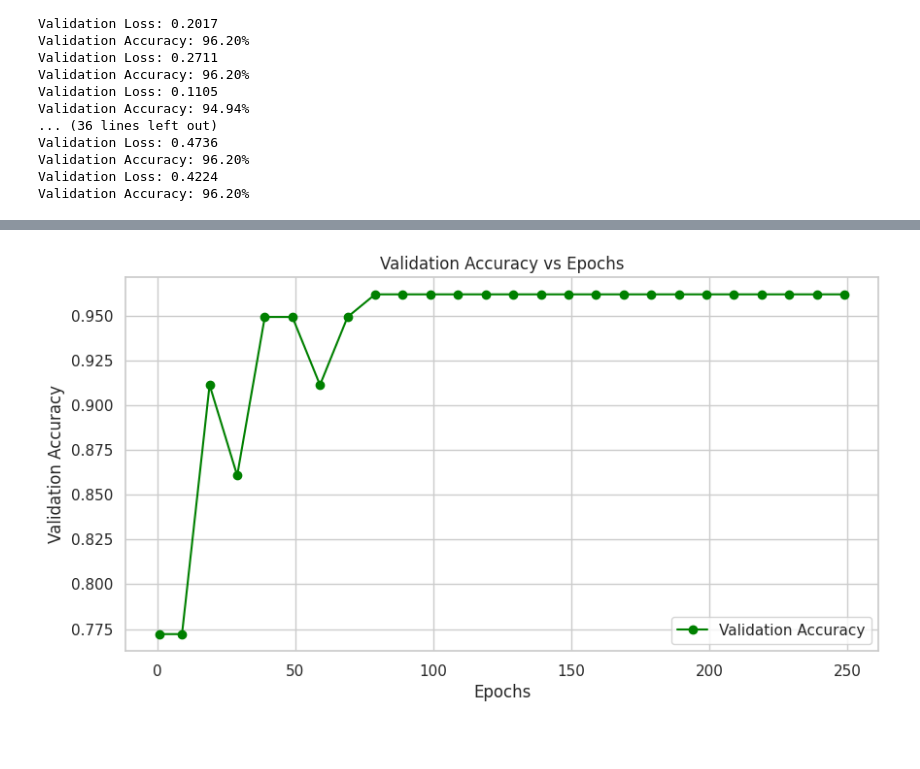
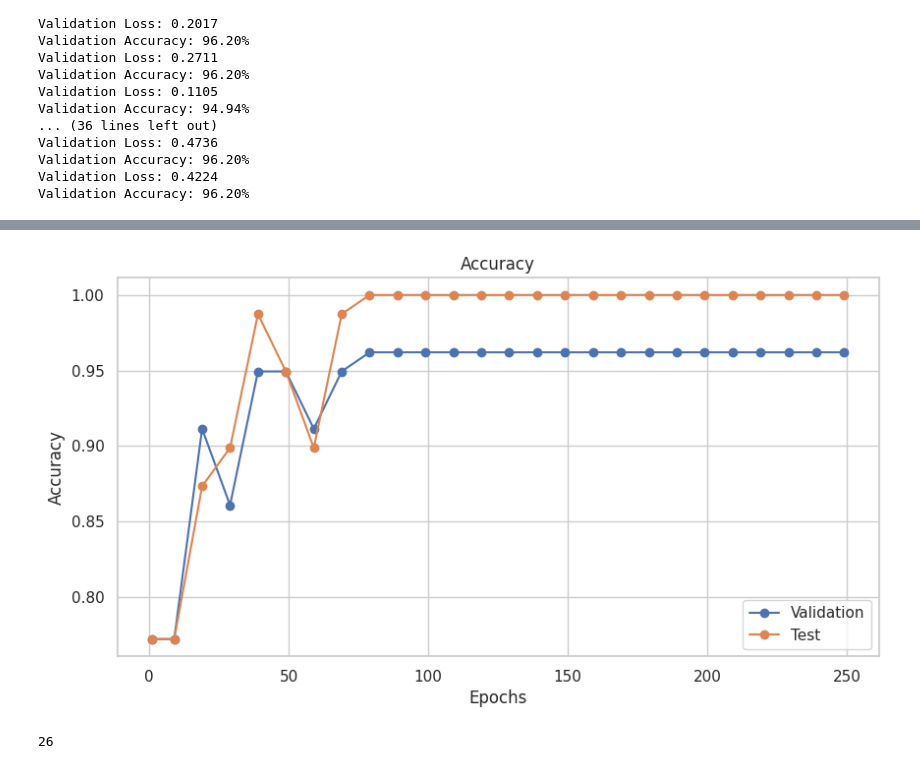
Before and after one commit to amitparag/Attention-Classification, a Jupyter notebook: 3 - Validation across epochs.ipynb, the cells around one changed output, grey strips where cells are left out. Saved outputs shown, nothing was run; the diff lists cells and outputs as text; code cells hidden in the pictures; blank space fills up the shorter version.

Commit message:
New runs with validation on unseen onjects

```diff
--- a/3 - Validation across epochs.ipynb
+++ b/3 - Validation across epochs.ipynb
@@ -71,7 +71,27 @@ validation_dataloader   = DataLoader(val_dataset, batch_size=2, shuffle=True, nu
 validation_losses = []
 validation_accuracy = []
 epochs = []
+train_losses = []
+test_losses = []
+test_accuracy = []
 
+for checkpoint_file in checkpoint_files:
+
+    # Load the checkpoint
+    checkpoint = torch.load(checkpoint_file)
+
+    # Extract the loss values and epoch from the checkpoint
+    checkpoint_train_losses  = checkpoint['train_loss']
+    checkpoint_test_losses   = checkpoint['test_loss']
+    checkpoint_test_accuracy = checkpoint['test_accuracy']
+
+    checkpoint_epochs = checkpoint['epoch']
+
+    # Append the loss values and epochs to the respective lists
+    train_losses.append(checkpoint_train_losses)
+    test_losses.append(checkpoint_test_losses)
+    test_accuracy.append(checkpoint_test_accuracy)
+    epochs.append(checkpoint_epochs)
 
 criterion = nn.CrossEntropyLoss()
 
@@ -115,6 +135,13 @@ for checkpoint_file in checkpoint_files:
     validation_accuracy.append(accuracy)
     print(f"Validation Loss: {average_loss:.4f}")
     print(f"Validation Accuracy: {accuracy * 100:.2f}%")
+
+    # Save validation loss and accuracy to the checkpoint
+    checkpoint['validation_loss'] = average_loss
+    checkpoint['validation_accuracy'] = accuracy
+
+    # Save the updated checkpoint
+    torch.save(checkpoint, checkpoint_file)
 # %% [output]
 Validation Loss: 0.1241
 Validation Accuracy: 94.94%
@@ -147,13 +174,13 @@ sns.set_theme(style='whitegrid', palette='deep', font_scale=1, color_codes=True,
 
 
 # Zip the lists together based on epochs
-zipped_data = list(zip(validation_losses, validation_accuracy, epochs))
+zipped_data = list(zip(validation_losses, validation_accuracy, test_accuracy, epochs))
 
 # Sort the zipped data based on epochs (ascending order)
 zipped_data.sort(key=lambda x: x[-1])  # Assuming epochs are the last element in the tuple
 
 # Unzip the sorted data back into separate lists
-validation_losses, validation_accuracy, epochs = zip(*zipped_data)
+validation_losses, validation_accuracy, test_accuracy, epochs = zip(*zipped_data)
 # %%
 #plt.figure(figsize=(10, 5))
 #plt.plot(epochs, validation_losses, label='Validation Loss', marker='o')
@@ -163,3 +190,5 @@ validation_losses, validation_accuracy, epochs = zip(*zipped_data)
 #plt.legend()
 #plt.grid(True)
 #plt.show()
+# %%
+test_acc = [accuracy / 100 for accuracy in test_accuracy]
@@ -166,13 +235,19 @@ validation_losses, validation_accuracy, epochs = zip(*zipped_data)
 # %%
 # Plot validation accuracy vs epochs
 plt.figure(figsize=(10, 5))
-plt.plot(epochs, validation_accuracy, label='Validation Accuracy', marker='o', color='green')
+plt.plot(epochs, validation_accuracy, label='Validation', marker='o')
+plt.plot(epochs, test_acc, label='Test', marker='o')
+
 plt.xlabel('Epochs')
-plt.ylabel('Validation Accuracy')
-plt.title('Validation Accuracy vs Epochs')
+plt.ylabel('Accuracy')
+plt.title('Accuracy')
 plt.legend(loc='lower right')
 plt.grid(True)
-plt.savefig('validation_accuracy.jpg')
+plt.savefig('accuracy.jpg')
 plt.show()
 # %% [output]
-[figure, old version]
+[figure, new version]
+# %%
+len(validation_accuracy)
+# %% [output]
+26
```
Also changed, not shown: parts of 2 cells of this notebook, 8 other files.
